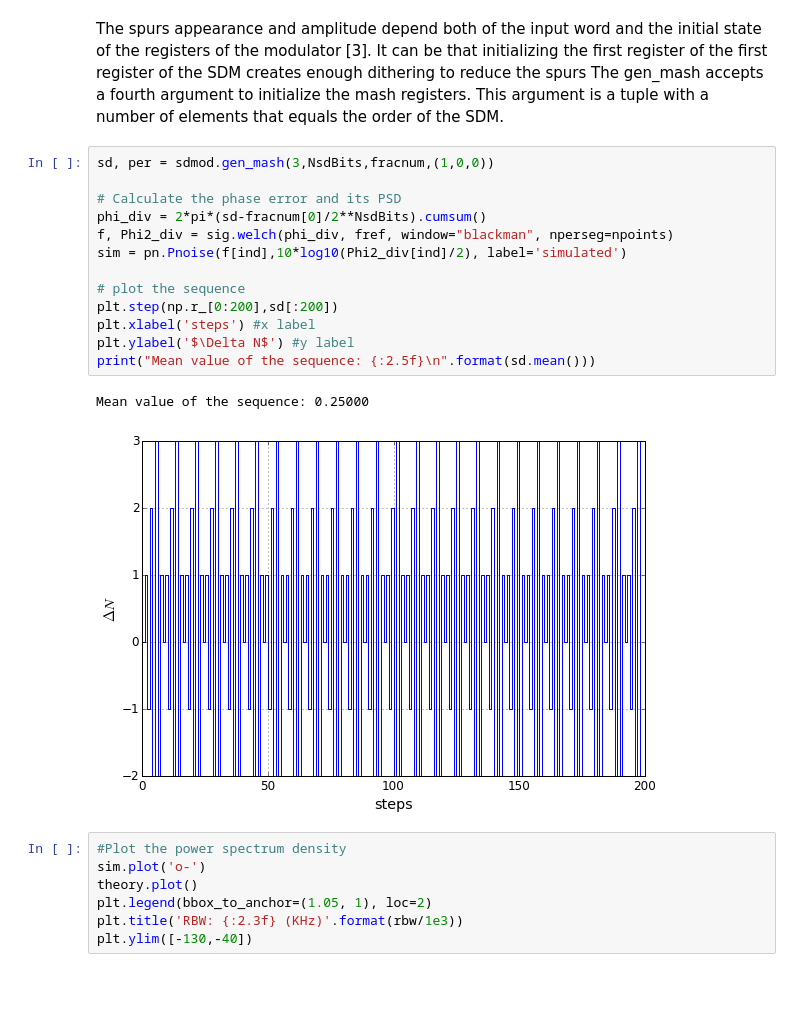
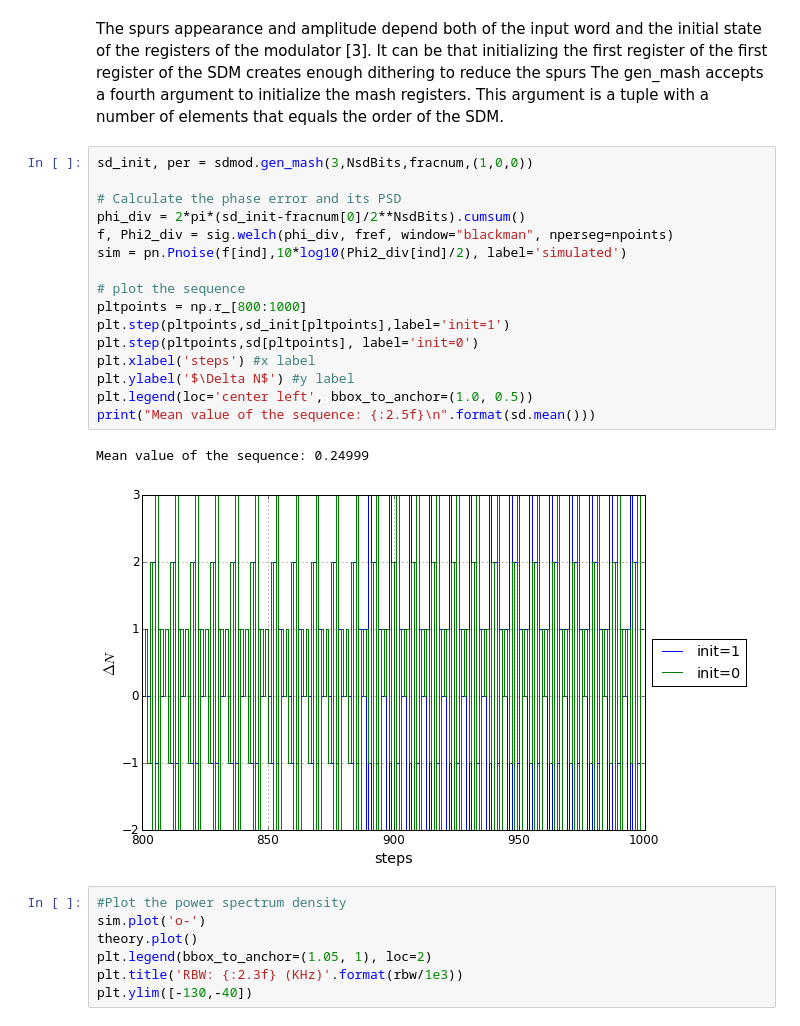
Before and after one commit to ivan33609/plldesigner, a Jupyter notebook: notebooks/Sigma_delta_noise_in_fractional_PLLs.ipynb, the cells around one changed output. Cells and saved outputs as stored; diff of their text form; blank space fills up the shorter version.

```diff
--- a/notebooks/Sigma_delta_noise_in_fractional_PLLs.ipynb
+++ b/notebooks/Sigma_delta_noise_in_fractional_PLLs.ipynb
@@ -231,21 +235,24 @@ plt.grid(True)
 # %% [markdown]
 The spurs appearance and amplitude depend both of the input word and the initial state of the registers of the modulator [3]. It can be that initializing the first register of the first register of the SDM creates enough dithering to reduce the spurs The gen_mash accepts a fourth argument to initialize the mash registers. This argument is a tuple with a number of elements that equals the order of the SDM.
 # %%
-sd, per = sdmod.gen_mash(3,NsdBits,fracnum,(1,0,0))
+sd_init, per = sdmod.gen_mash(3,NsdBits,fracnum,(1,0,0))
 
 # Calculate the phase error and its PSD
-phi_div = 2*pi*(sd-fracnum[0]/2**NsdBits).cumsum()
+phi_div = 2*pi*(sd_init-fracnum[0]/2**NsdBits).cumsum()
 f, Phi2_div = sig.welch(phi_div, fref, window="blackman", nperseg=npoints)
 sim = pn.Pnoise(f[ind],10*log10(Phi2_div[ind]/2), label='simulated')
 
 # plot the sequence
-plt.step(np.r_[0:200],sd[:200])
+pltpoints = np.r_[800:1000]
+plt.step(pltpoints,sd_init[pltpoints],label='init=1')
+plt.step(pltpoints,sd[pltpoints], label='init=0')
 plt.xlabel('steps') #x label
 plt.ylabel('$\Delta N$') #y label
+plt.legend(loc='center left', bbox_to_anchor=(1.0, 0.5))
 print("Mean value of the sequence: {:2.5f}\n".format(sd.mean()))
 # %% [output]
-Mean value of the sequence: 0.25000
+Mean value of the sequence: 0.24999
-[figure, old version]
+[figure, new version]
 # %%
 #Plot the power spectrum density
 sim.plot('o-')
```
Also changed, not shown: parts of 6 cells of this notebook.
